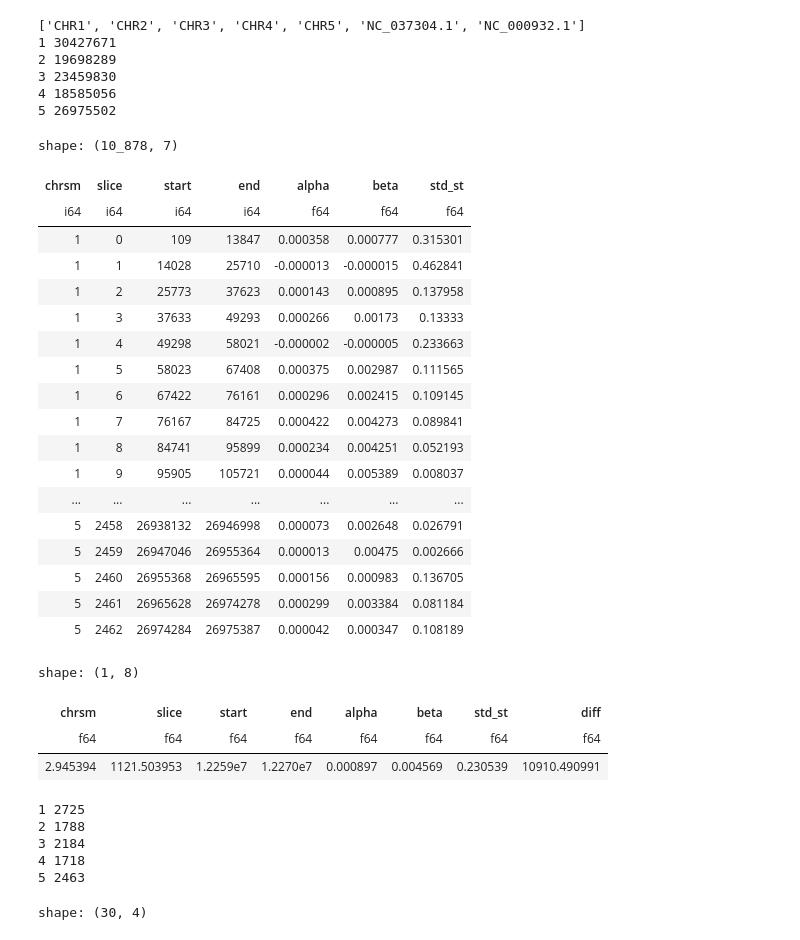
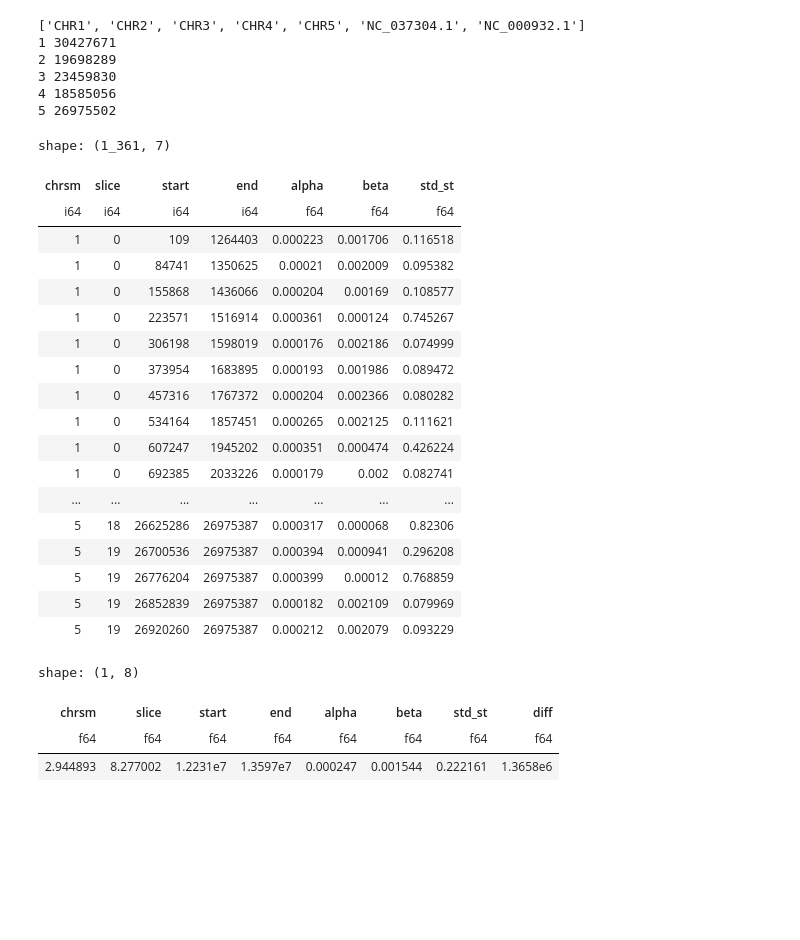
Before and after one commit to constantingoeldel/epimutation_model, a Jupyter notebook: labels.ipynb, the cells around one changed output. Drawn from its saved outputs; the diff is of its cells as text; code cells hidden in the pictures; blank space fills up the shorter version.

```diff
--- a/labels.ipynb
+++ b/labels.ipynb
@@ -79,39 +79,33 @@ def meth_rates_to_labels(dna, meth_rates: pl.DataFrame):
 
     return labels_by_chrsm
 # %%
-meth_rates = pl.read_parquet("alphabeta_512.parquet")
+meth_rates = pl.read_parquet("test.parquet").sort(["chrsm", "start", "end"])
 display(meth_rates)
 display(meth_rates.with_columns((pl.col("end") - pl.col("start")).alias("diff")).mean())
 
-labels_by_chrms = meth_rates_to_labels(dna, meth_rates)
-display(labels_by_chrms[1][100:130])
+# labels_by_chrms = meth_rates_to_labels(dna, meth_rates)
+# display(labels_by_chrms[1][100:130])
 # %% [output]
-shape: (10_878, 7)
+shape: (1_361, 7)
 | chrsm | slice | start | end | alpha | beta | std_st |
 | i64 | i64 | i64 | i64 | f64 | f64 | f64 |
-| 1 | 0 | 109 | 13847 | 0.000358 | 0.000777 | 0.315301 |
-| 1 | 1 | 14028 | 25710 | -0.000013 | -0.000015 | 0.462841 |
-| 1 | 2 | 25773 | 37623 | 0.000143 | 0.000895 | 0.137958 |
-| 1 | 3 | 37633 | 49293 | 0.000266 | 0.00173 | 0.13333 |
-| 1 | 4 | 49298 | 58021 | -0.000002 | -0.000005 | 0.233663 |
-| 1 | 5 | 58023 | 67408 | 0.000375 | 0.002987 | 0.111565 |
-| 1 | 6 | 67422 | 76161 | 0.000296 | 0.002415 | 0.109145 |
-| 1 | 7 | 76167 | 84725 | 0.000422 | 0.004273 | 0.089841 |
-| 1 | 8 | 84741 | 95899 | 0.000234 | 0.004251 | 0.052193 |
-| 1 | 9 | 95905 | 105721 | 0.000044 | 0.005389 | 0.008037 |
+| 1 | 0 | 109 | 1264403 | 0.000223 | 0.001706 | 0.116518 |
+| 1 | 0 | 84741 | 1350625 | 0.00021 | 0.002009 | 0.095382 |
+| 1 | 0 | 155868 | 1436066 | 0.000204 | 0.00169 | 0.108577 |
+| 1 | 0 | 223571 | 1516914 | 0.000361 | 0.000124 | 0.745267 |
+| 1 | 0 | 306198 | 1598019 | 0.000176 | 0.002186 | 0.074999 |
+| 1 | 0 | 373954 | 1683895 | 0.000193 | 0.001986 | 0.089472 |
+| 1 | 0 | 457316 | 1767372 | 0.000204 | 0.002366 | 0.080282 |
+| 1 | 0 | 534164 | 1857451 | 0.000265 | 0.002125 | 0.111621 |
+| 1 | 0 | 607247 | 1945202 | 0.000351 | 0.000474 | 0.426224 |
+| 1 | 0 | 692385 | 2033226 | 0.000179 | 0.002 | 0.082741 |
 | ... | ... | ... | ... | ... | ... | ... |
-| 5 | 2458 | 26938132 | 26946998 | 0.000073 | 0.002648 | 0.026791 |
-| 5 | 2459 | 26947046 | 26955364 | 0.000013 | 0.00475 | 0.002666 |
-| 5 | 2460 | 26955368 | 26965595 | 0.000156 | 0.000983 | 0.136705 |
-| 5 | 2461 | 26965628 | 26974278 | 0.000299 | 0.003384 | 0.081184 |
-| 5 | 2462 | 26974284 | 26975387 | 0.000042 | 0.000347 | 0.108189 |
+| 5 | 18 | 26625286 | 26975387 | 0.000317 | 0.000068 | 0.82306 |
+| 5 | 19 | 26700536 | 26975387 | 0.000394 | 0.000941 | 0.296208 |
+| 5 | 19 | 26776204 | 26975387 | 0.000399 | 0.00012 | 0.768859 |
+| 5 | 19 | 26852839 | 26975387 | 0.000182 | 0.002109 | 0.079969 |
+| 5 | 19 | 26920260 | 26975387 | 0.000212 | 0.002079 | 0.093229 |
 shape: (1, 8)
 | chrsm | slice | start | end | alpha | beta | std_st | diff |
 | f64 | f64 | f64 | f64 | f64 | f64 | f64 | f64 |
-| 2.945394 | 1121.503953 | 1.2259e7 | 1.2270e7 | 0.000897 | 0.004569 | 0.230539 | 10910.490991 |
+| 2.944893 | 8.277002 | 1.2231e7 | 1.3597e7 | 0.000247 | 0.001544 | 0.222161 | 1.3658e6 |
-1 2725
-2 1788
-3 2184
-4 1718
-5 2463
-shape: (30, 4)
```
Also changed, not shown: parts of 9 cells of this notebook, 3 other files.
